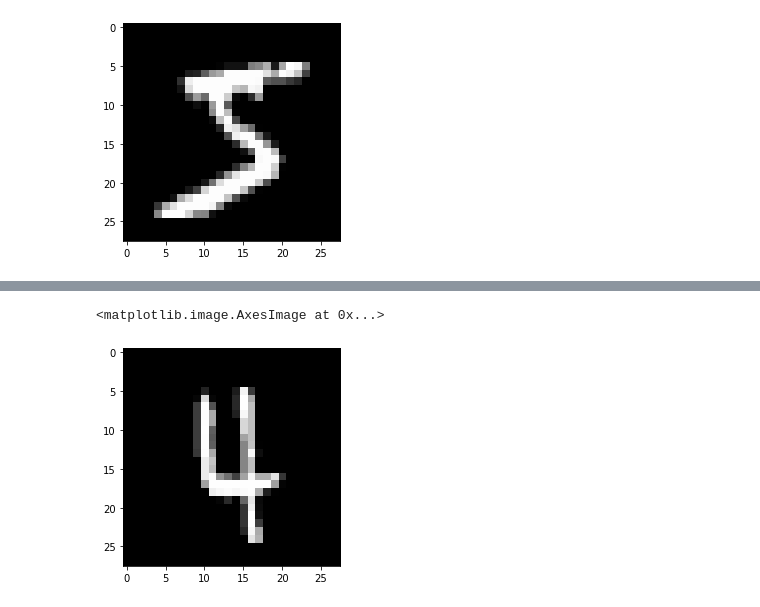
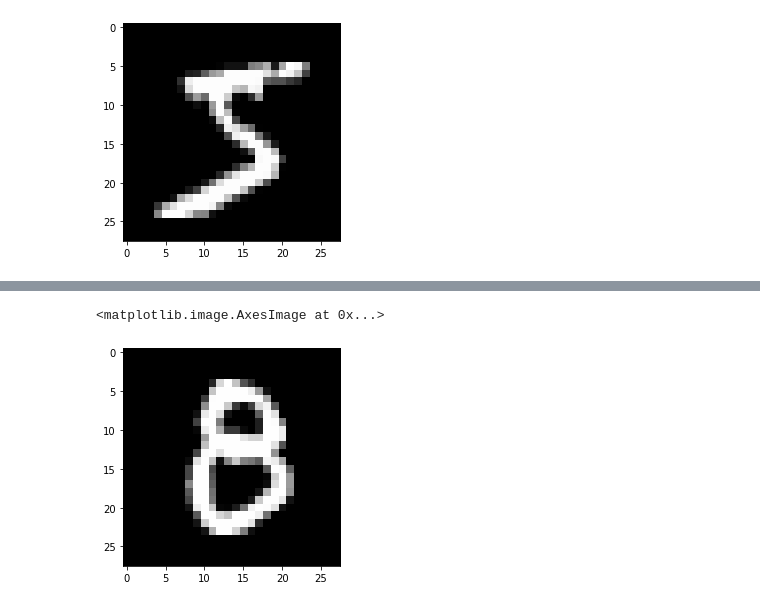
Before and after one commit to StephaneRedon/INF473NX18, a Jupyter notebook: vae_mnist.ipynb, the cells around one changed output, grey strips where cells are left out. Drawn from its saved outputs; the diff is of its cells as text; code cells hidden in the pictures.

```diff
--- a/vae_mnist.ipynb
+++ b/vae_mnist.ipynb
@@ -177,6 +178,6 @@ Epoch: 99  L1 + KL-divergence: tensor([74.7319])  L1-loss: tensor([142.8436])
 # %%
-pyplot.imshow(x_valid[9].reshape((28, 28)), cmap="gray")
+pyplot.imshow(x_valid[7404].reshape((28, 28)), cmap="gray")
 # %% [output]
 <matplotlib.image.AxesImage at 0x...>
-[figure, old version]
+[figure, new version]
 # %%
```
Also changed, not shown: parts of 9 cells of this notebook.
